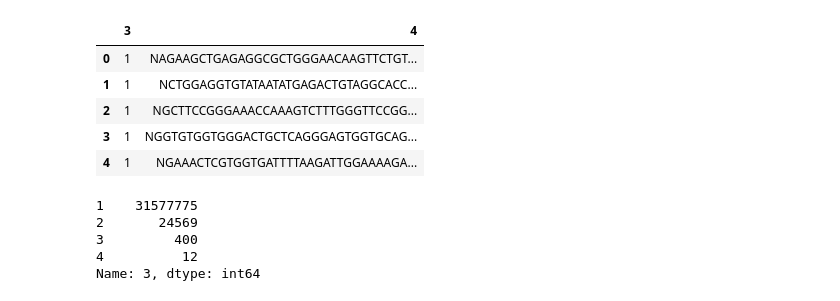
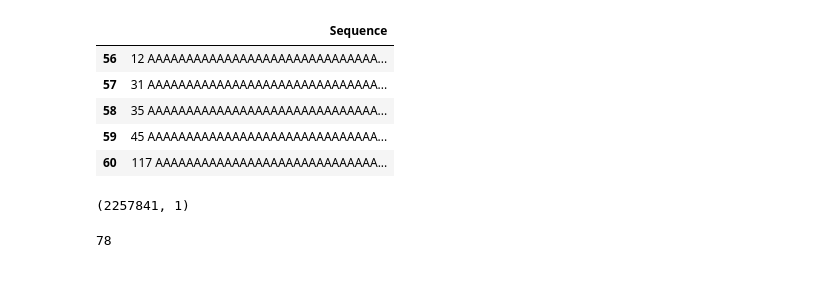
Before and after one commit to jigsaw-snu/bioinfo101, a Jupyter notebook: free-prj/codes/main.ipynb, the cells around one changed output. Cells and saved outputs as stored; diff of their text form; code cells hidden in the pictures.

```diff
--- a/free-prj/codes/main.ipynb
+++ b/free-prj/codes/main.ipynb
@@ -1,21 +1,19 @@
 # %%
 import pandas as pd
 # %%
-positive_seqs = pd.read_csv('./../dataset/lin28/uniq.SRR458758.txt', header=None, sep=' ').iloc[:, 3:5]
-
-positive_seqs.head()
+positive_seqs = pd.read_csv('./../dataset/lin28/uniq.SRR458758.txt', header=None, names=['Sequence'])
-# %% [output]
-|  | 3 | 4 |
-| 0 | 1 | NAGAAGCTGAGAGGCGCTGGGAACAAGTTCTGT... |
-| 1 | 1 | NCTGGAGGTGTATAATATGAGACTGTAGGCACC... |
-| 2 | 1 | NGCTTCCGGGAAACCAAAGTCTTTGGGTTCCGG... |
-| 3 | 1 | NGGTGTGGTGGGACTGCTCAGGGAGTGGTGCAG... |
-| 4 | 1 | NGAAACTCGTGGTGATTTTAAGATTGGAAAAGA... |
-# %%
-positive_seqs.iloc[:, 0].value_counts()
-# %% [output]
-1    31577775
-2       24569
-3         400
-4          12
-Name: 3, dtype: int64
+# %%
+positive_seqs_ln = positive_seqs[positive_seqs['Sequence'].str.len() > 70]
+
+positive_seqs_ln.head()
+# %% [output]
+|  | Sequence |
+| 56 | 12 AAAAAAAAAAAAAAAAAAAAAAAAAAAAAA... |
+| 57 | 31 AAAAAAAAAAAAAAAAAAAAAAAAAAAAAA... |
+| 58 | 35 AAAAAAAAAAAAAAAAAAAAAAAAAAAAAA... |
+| 59 | 45 AAAAAAAAAAAAAAAAAAAAAAAAAAAAAA... |
+| 60 | 117 AAAAAAAAAAAAAAAAAAAAAAAAAAAAA... |
+# %%
+positive_seqs_ln.shape
+# %% [output]
+(2257841, 1)
@@ -21,0 +24,5 @@ Name: 3, dtype: int64
+# %%
+seq_len = [len(x) for x in seq_pos['Sequence']]
+max(seq_len)
+# %% [output]
+78
```
Also changed, not shown: parts of 22 cells of this notebook, 2 other files.
